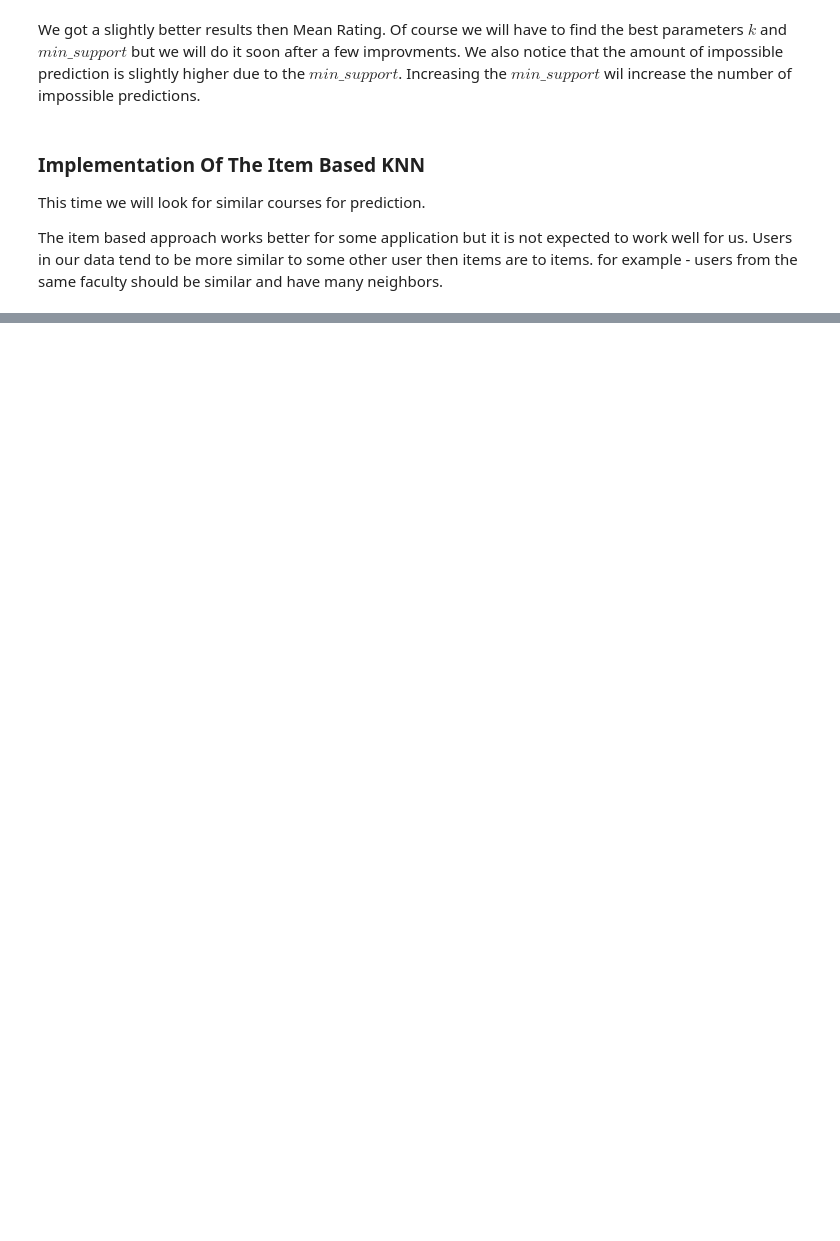
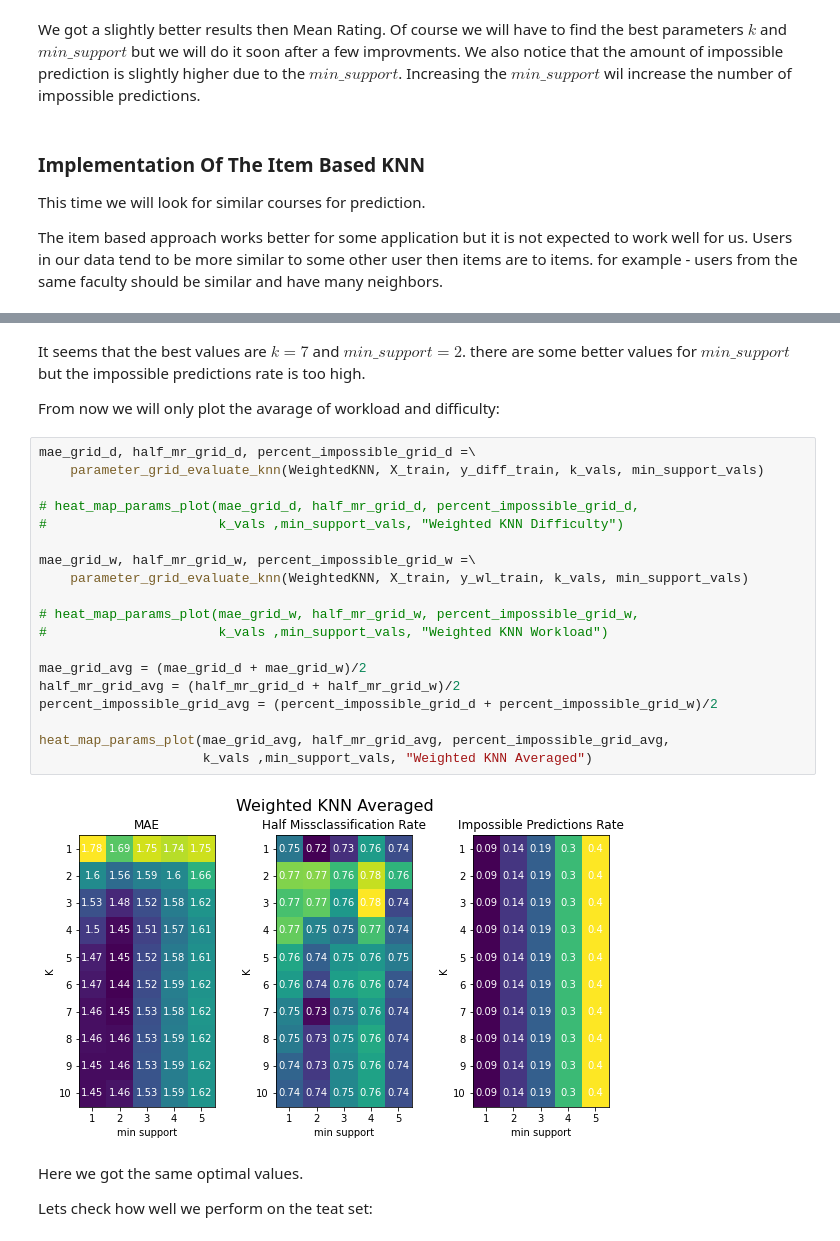
Before and after one commit to yuvalgos/course_recommender_system, a Jupyter notebook: recommender_algorithms.ipynb, the cells around one changed output, grey strips where cells are left out. Saved outputs shown, nothing was run; the diff lists cells and outputs as text; blank space fills up the shorter version.

```diff
--- a/recommender_algorithms.ipynb
+++ b/recommender_algorithms.ipynb
@@ -881,0 +1128,30 @@ more:
+# %% [markdown]
+It seems that the best values are $k = 7$ and $min\_support = 2$.
+there are some better values for $min\_support$ but the impossible predictions rate is too high.
+
+From now we will only plot the avarage of workload and difficulty:
+# %%
+mae_grid_d, half_mr_grid_d, percent_impossible_grid_d =\
+    parameter_grid_evaluate_knn(WeightedKNN, X_train, y_diff_train, k_vals, min_support_vals)
+
+# heat_map_params_plot(mae_grid_d, half_mr_grid_d, percent_impossible_grid_d,
+#                      k_vals ,min_support_vals, "Weighted KNN Difficulty")
+
+mae_grid_w, half_mr_grid_w, percent_impossible_grid_w =\
+    parameter_grid_evaluate_knn(WeightedKNN, X_train, y_wl_train, k_vals, min_support_vals)
+
+# heat_map_params_plot(mae_grid_w, half_mr_grid_w, percent_impossible_grid_w,
+#                      k_vals ,min_support_vals, "Weighted KNN Workload")
+
+mae_grid_avg = (mae_grid_d + mae_grid_w)/2
+half_mr_grid_avg = (half_mr_grid_d + half_mr_grid_w)/2
+percent_impossible_grid_avg = (percent_impossible_grid_d + percent_impossible_grid_w)/2
+
+heat_map_params_plot(mae_grid_avg, half_mr_grid_avg, percent_impossible_grid_avg,
+                     k_vals ,min_support_vals, "Weighted KNN Averaged")
+# %% [output]
+[figure, added]
+# %% [markdown]
+Here we got the same optimal values.
+
+Lets check how well we perform on the teat set:
```
Also changed, not shown: parts of 64 cells of this notebook.
